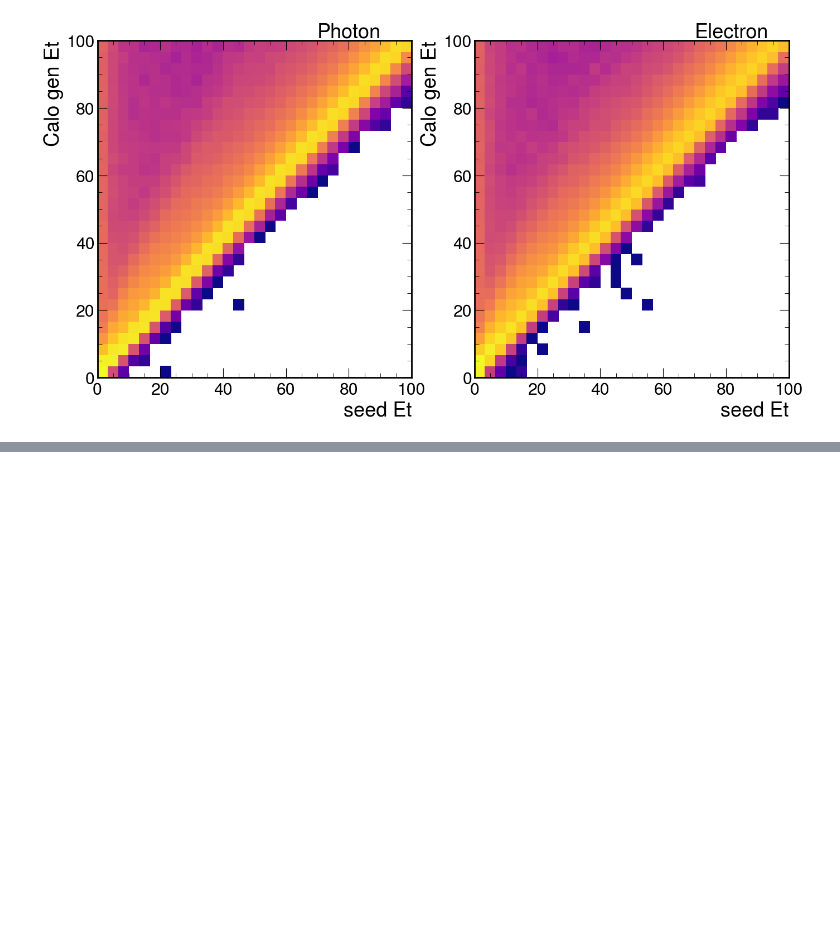
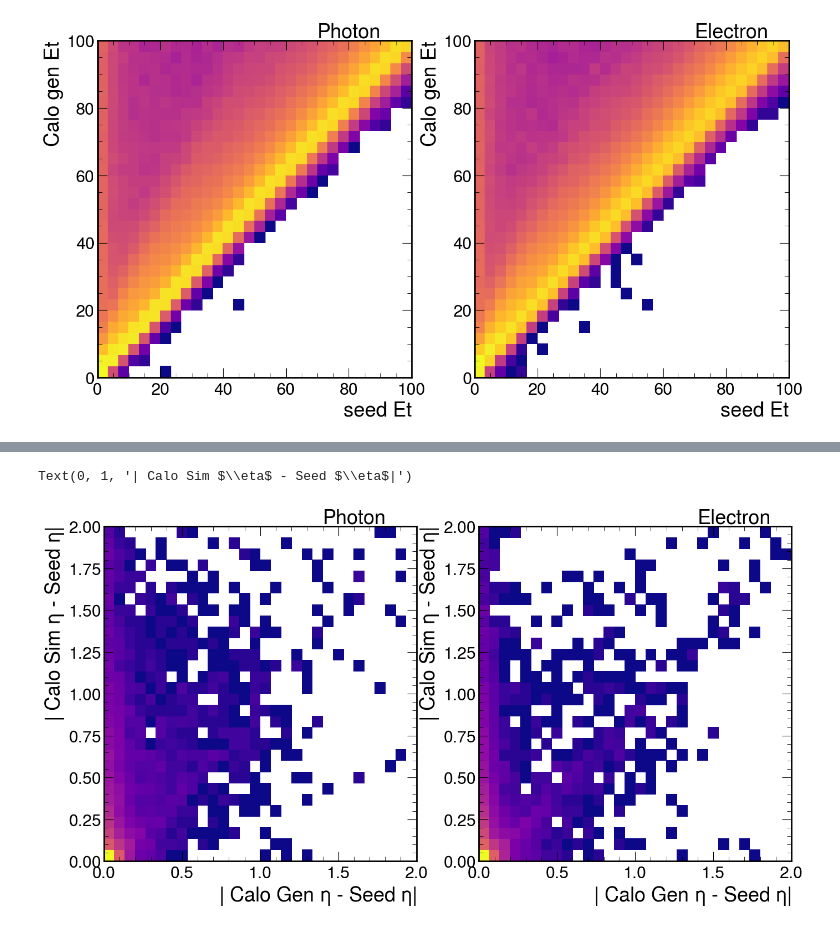
Before and after one commit to valsdav/DeepSuperCluster, a Jupyter notebook: NtuplesProduction/check_input_dataset/Check_seeds.ipynb, the cells around one changed output, grey strips where cells are left out. Cells and saved outputs as stored; diff of their text form; code cells hidden in the pictures; blank space fills up the shorter version.

```diff
--- a/NtuplesProduction/check_input_dataset/Check_seeds.ipynb
+++ b/NtuplesProduction/check_input_dataset/Check_seeds.ipynb
@@ -384,0 +432,15 @@ Text(0, 1, 'Calo gen Et')
+# %%
+f, ax, = plt.subplots(1,2, figsize=(16,8), dpi=100)
+
+ax[0].hist2d(abs(dfgam.calo_geneta - dfgam.eta) , abs(dfgam.calo_simeta - dfgam.eta), range=((0,2),(0,2)), bins=(30,30), cmap='plasma', norm=colors.LogNorm())
+ax[1].hist2d(abs(dfele.calo_geneta - dfele.eta) , abs(dfele.calo_simeta - dfele.eta), range=((0,2),(0,2)), bins=(30,30), cmap='plasma', norm=colors.LogNorm())
+ax[0].set_xlabel("| Calo Gen $\eta$ - Seed $\eta$|")
+ax[1].set_xlabel("| Calo Gen $\eta$ - Seed $\eta$|")
+ax[0].text(0.7,1.01, "Photon", transform=ax[0].transAxes)
+ax[1].text(0.7,1.01, "Electron", transform=ax[1].transAxes)
+
+ax[0].set_ylabel("| Calo Sim $\eta$ - Seed $\eta$|")
+ax[1].set_ylabel("| Calo Sim $\eta$ - Seed $\eta$|")
+# %% [output]
+Text(0, 1, '| Calo Sim $\\eta$ - Seed $\\eta$|')
+[figure, added]
```
Also changed, not shown: parts of 8 cells of this notebook, 5 other files.
